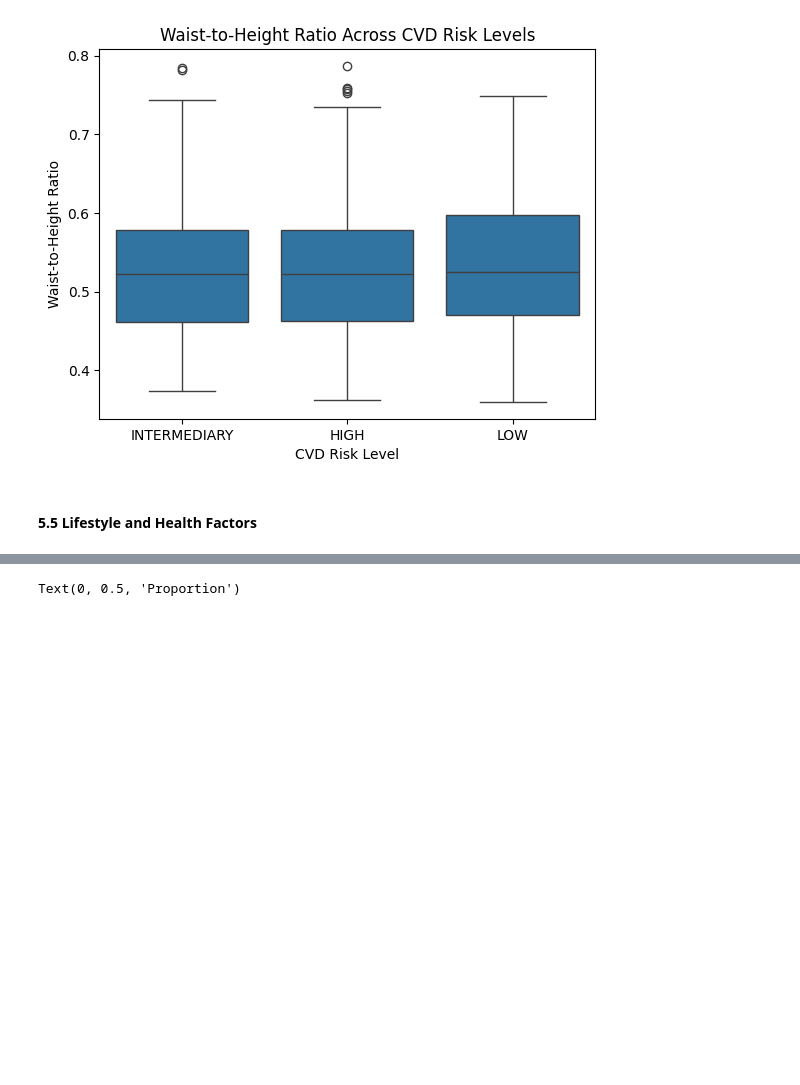
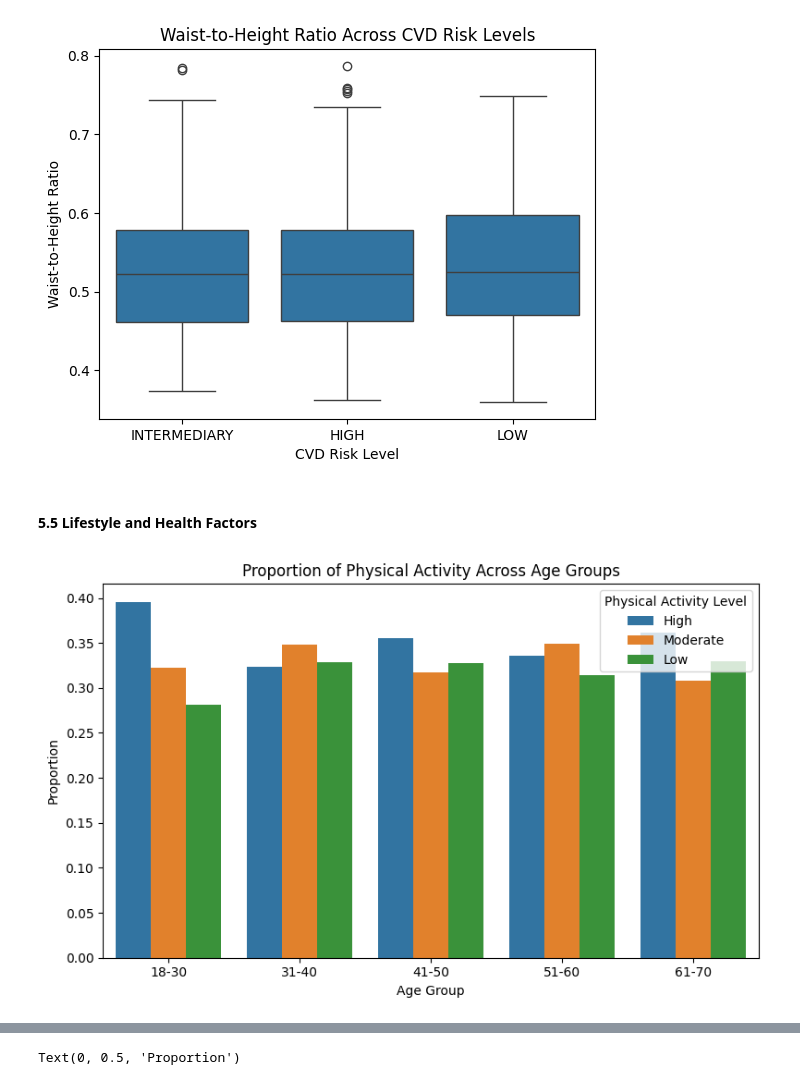
Before and after one commit to shampeyndadi/STINTSY_MCO, a Jupyter notebook: MCO.ipynb, the cells around one changed output, grey strips where cells are left out. Drawn from its saved outputs; the diff is of its cells as text; code cells hidden in the pictures; blank space fills up the shorter version.

```diff
--- a/MCO.ipynb
+++ b/MCO.ipynb
@@ -357,3 +398,25 @@ Text(0.5, 1.0, 'Waist-to-Height Ratio Across CVD Risk Levels')
 [figure]
 # %% [markdown]
 #### 5.5 Lifestyle and Health Factors
+# %%
+activity_prop = (
+    df.groupby("Age Group")["Physical Activity Level"]
+    .value_counts(normalize=True)
+    .rename("Proportion")
+    .reset_index()
+)
+
+plt.figure(figsize=(8,5))
+
+sns.barplot(
+    x="Age Group",
+    y="Proportion",
+    hue="Physical Activity Level",
+    data=activity_prop
+)
+
+plt.title("Proportion of Physical Activity Across Age Groups")
+plt.tight_layout()
+plt.show()
+# %% [output]
+[figure, added]
```
Also changed, not shown: parts of 4 cells of this notebook.
